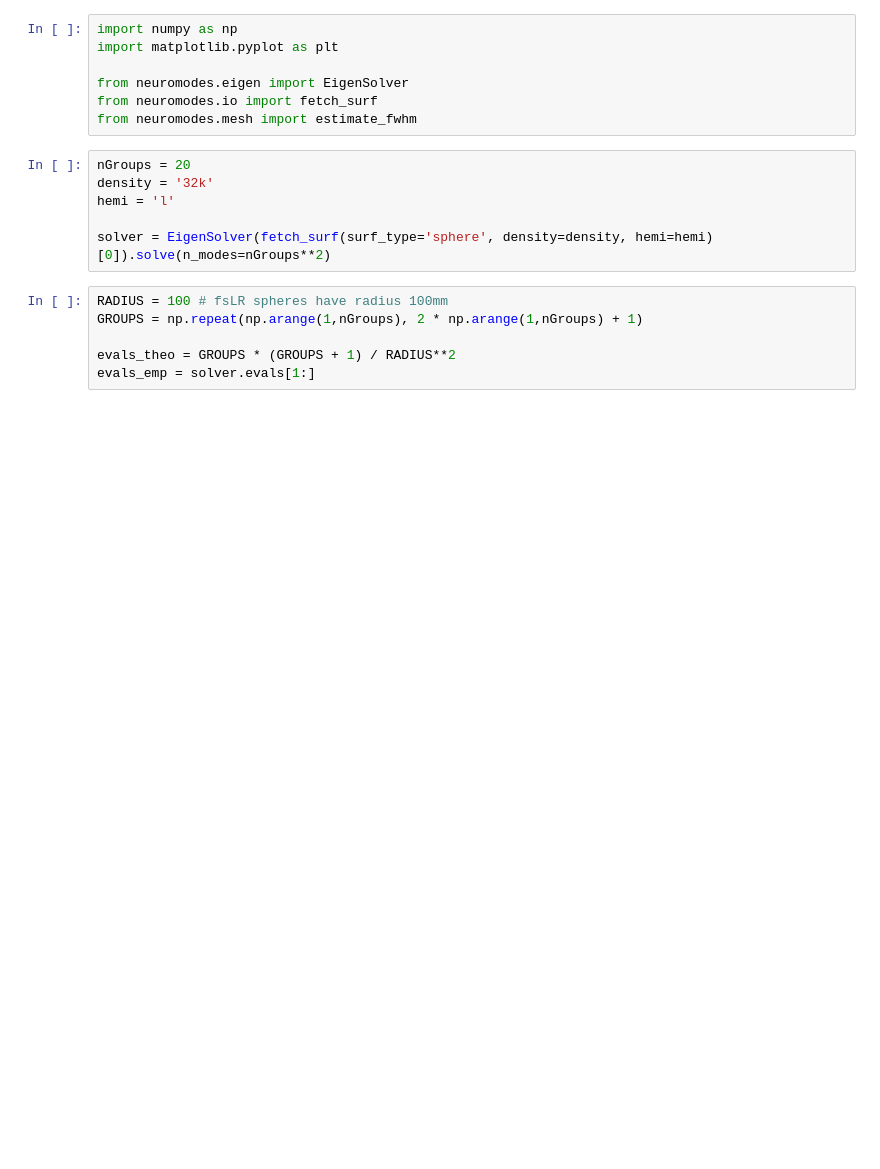
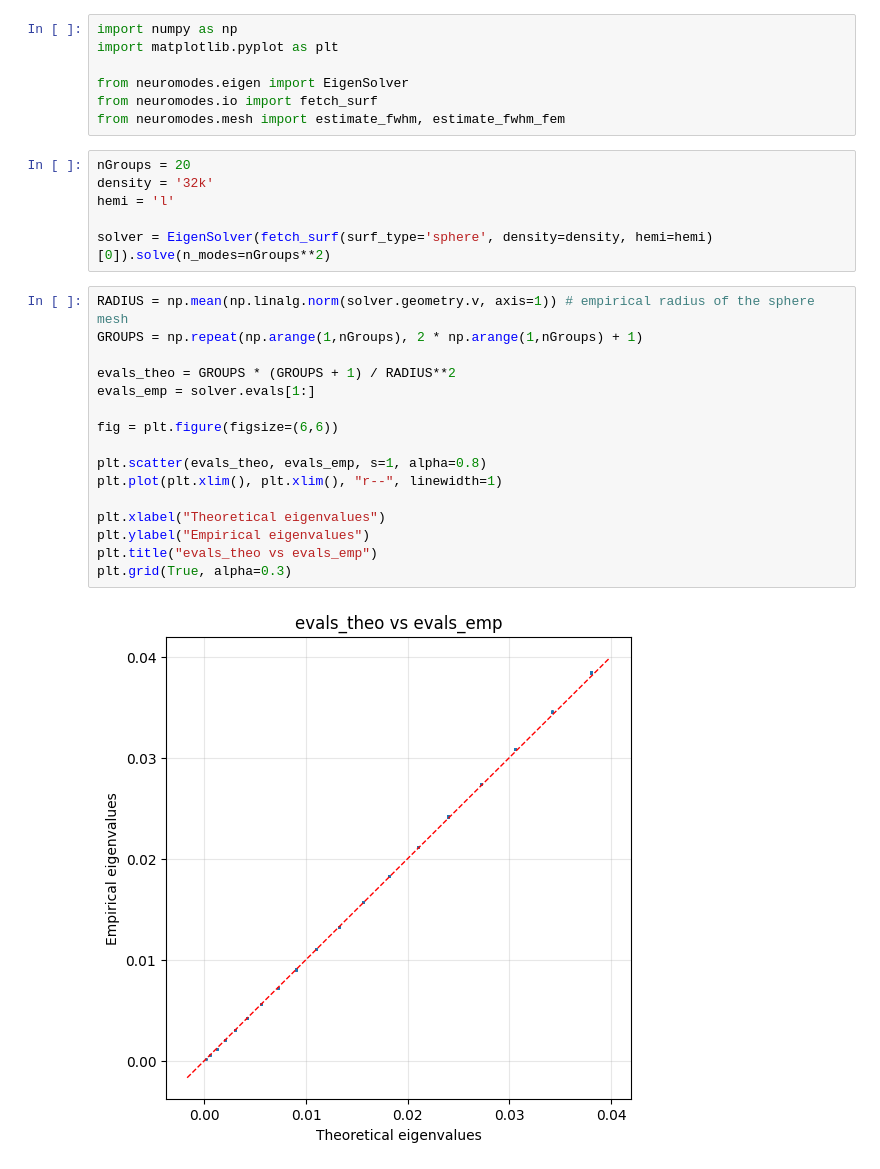
Before and after one commit to magnesium2400/neuromodes, a Jupyter notebook: docs/validation/mesh-estimate_fwhm-evals.ipynb, the cells around one changed output. Drawn from its saved outputs; the diff is of its cells as text; blank space fills up the shorter version.

```diff
--- a/docs/validation/mesh-estimate_fwhm-evals.ipynb
+++ b/docs/validation/mesh-estimate_fwhm-evals.ipynb
@@ -4,7 +4,7 @@ import matplotlib.pyplot as plt
 
 from neuromodes.eigen import EigenSolver
 from neuromodes.io import fetch_surf
-from neuromodes.mesh import estimate_fwhm
+from neuromodes.mesh import estimate_fwhm, estimate_fwhm_fem
 # %%
 nGroups = 20
 density = '32k'
@@ -12,8 +12,20 @@ hemi = 'l'
 
 solver = EigenSolver(fetch_surf(surf_type='sphere', density=density, hemi=hemi)[0]).solve(n_modes=nGroups**2)
 # %%
-RADIUS = 100 # fsLR spheres have radius 100mm
+RADIUS = np.mean(np.linalg.norm(solver.geometry.v, axis=1)) # empirical radius of the sphere mesh
 GROUPS = np.repeat(np.arange(1,nGroups), 2 * np.arange(1,nGroups) + 1)
 
 evals_theo = GROUPS * (GROUPS + 1) / RADIUS**2
 evals_emp = solver.evals[1:]
+
+fig = plt.figure(figsize=(6,6))
+
+plt.scatter(evals_theo, evals_emp, s=1, alpha=0.8)
+plt.plot(plt.xlim(), plt.xlim(), "r--", linewidth=1)
+
+plt.xlabel("Theoretical eigenvalues")
+plt.ylabel("Empirical eigenvalues")
+plt.title("evals_theo vs evals_emp")
+plt.grid(True, alpha=0.3)
+# %% [output]
+[figure, added]
```
Also changed, not shown: parts of 4 cells of this notebook, 1 other file.
